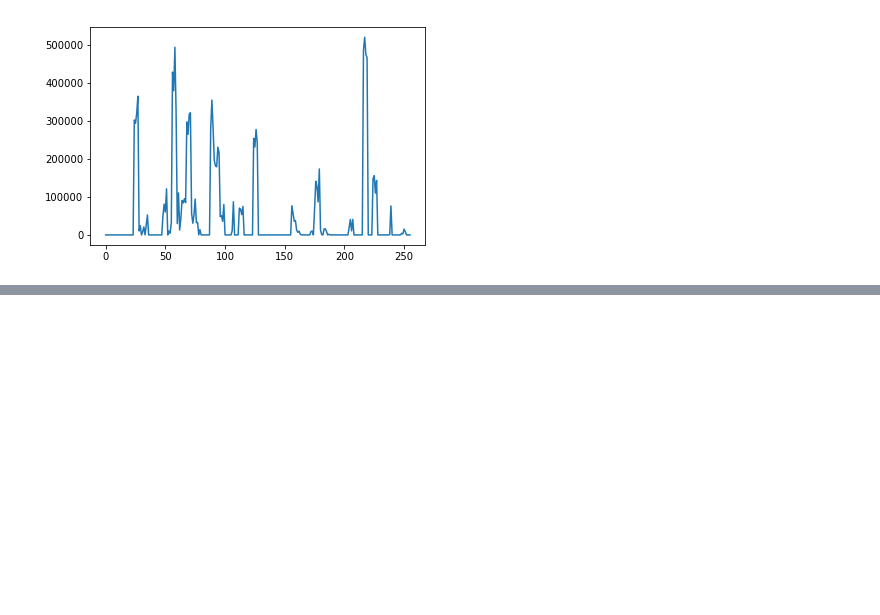
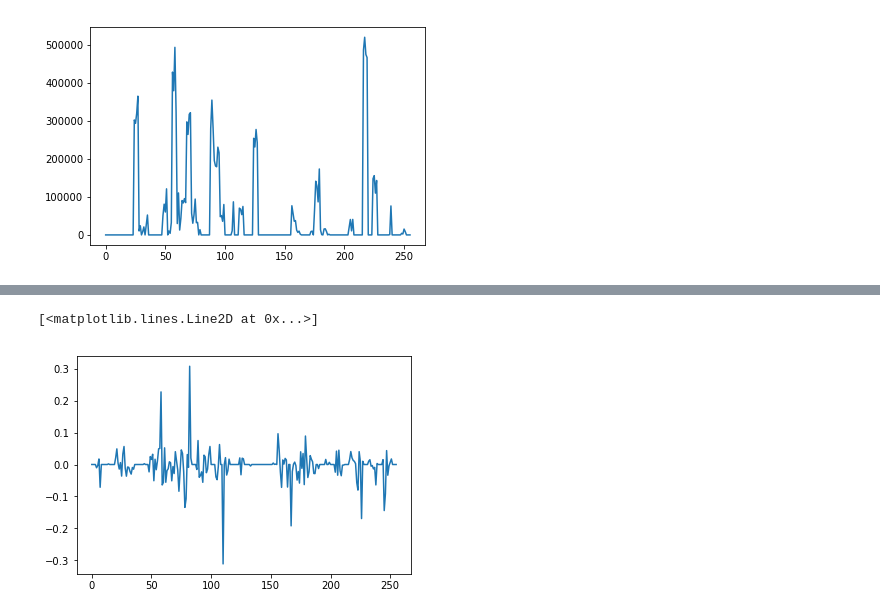
Before and after one commit to sergiooramas/tartarus, a Jupyter notebook: notes/Regressing Album Embeddings.ipynb, the cells around one changed output, grey strips where cells are left out. Saved outputs shown, nothing was run; the diff lists cells and outputs as text; code cells hidden in the pictures; blank space fills up the shorter version.

Commit message:
Computing the audio embeddings

```diff
--- a/notes/Regressing Album Embeddings.ipynb
+++ b/notes/Regressing Album Embeddings.ipynb
@@ -101 +121,6 @@ np.linalg.det(A)
 [figure]
+# %%
+plt.plot(album_embed)
+# %% [output]
+[<matplotlib.lines.Line2D at 0x...>]
+[figure, added]
```
Also changed, not shown: parts of 4 cells of this notebook.
